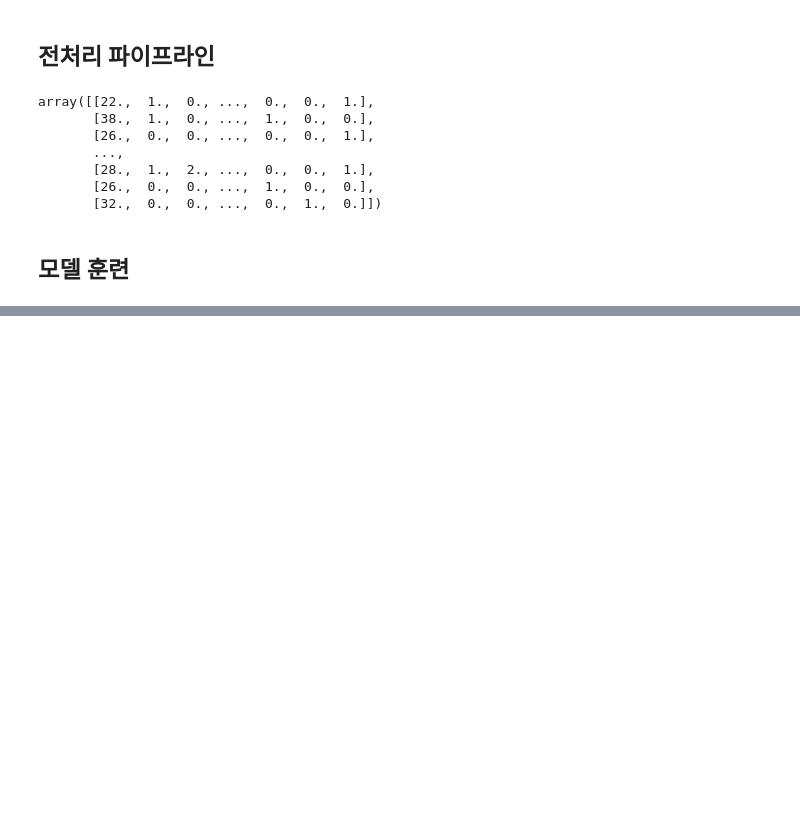
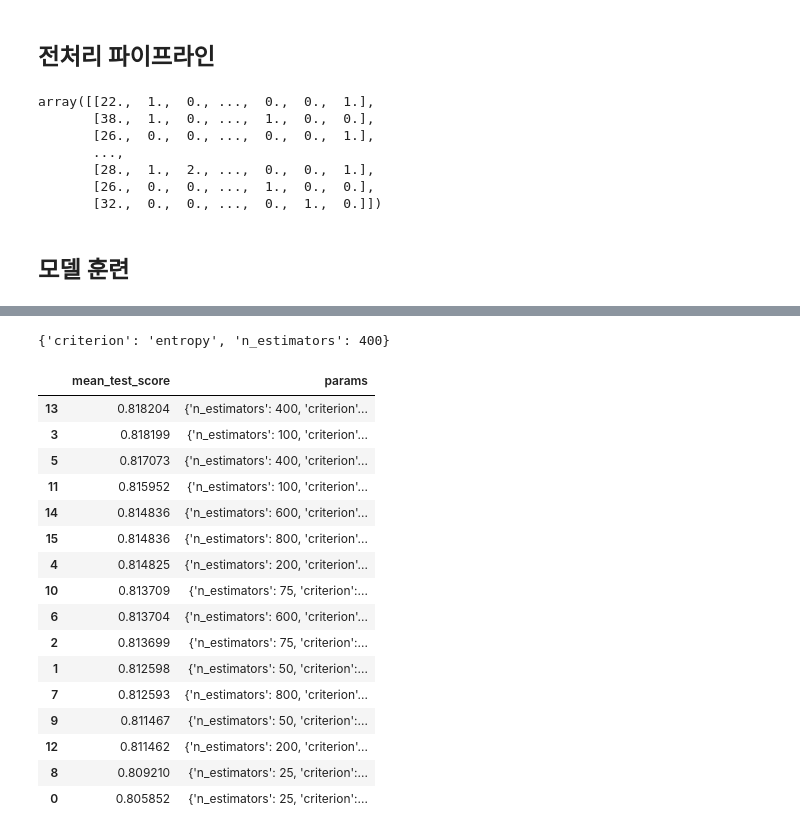
Before and after one commit to jsj267/Book-notes, a Jupyter notebook: Hands-on machine learning with scikit-learn 2nd/3장_연습문제3_타이타닉.ipynb, the cells around one changed output, grey strips where cells are left out. Saved outputs shown, nothing was run; the diff lists cells and outputs as text; code cells hidden in the pictures; blank space fills up the shorter version.

```diff
--- a/Hands-on machine learning with scikit-learn 2nd/3장_연습문제3_타이타닉.ipynb
+++ b/Hands-on machine learning with scikit-learn 2nd/3장_연습문제3_타이타닉.ipynb
@@ -108,8 +110,3 @@ plt.show()
 from sklearn.impute import SimpleImputer
 
 imputer = SimpleImputer(strategy="median")
-# %%
-age = np.array(train_data["Age"]).reshape(-1,1)
-age_transformed = imputer.fit_transform(age)
-train_data["Age"] = pd.DataFrame(age_trainsformed)
-train_data.head(n=10)
@@ -220,7 +206,7 @@ array([[22.,  1.,  0., ...,  0.,  0.,  1.],
        [26.,  0.,  0., ...,  1.,  0.,  0.],
        [32.,  0.,  0., ...,  0.,  1.,  0.]])
 # %%
-y_train = train_data_ver1["Survived"]
+y_train = train_data["Survived"]
 # %% [markdown]
 ## 모델 훈련
 # %%
@@ -245,0 +318,8 @@ array([0.79820628, 0.78923767, 0.79820628, 0.81531532])
+# %%
+rdf_param_grid = [{
+    'n_estimators':[25,50,75,100,200,400,600,800],
+    'criterion':["gini", "entropy"]
+}]
+
+rdf_grid = GridSearchCV(rdf_clf, rdf_param_grid, cv=4, scoring="accuracy")
+rdf_grid.fit(X_train_shuffled, y_train_shuffled)
@@ -245,0 +344,25 @@ array([0.79820628, 0.78923767, 0.79820628, 0.81531532])
+# %%
+rdf_grid.best_params_
+# %% [output]
+{'criterion': 'entropy', 'n_estimators': 400}
+# %%
+rdf_result = pd.DataFrame(rdf_grid.cv_results_)
+rdf_result[["mean_test_score", "params"]].sort_values(by="mean_test_score", ascending=False)
+# %% [output]
+|  | mean_test_score | params |
+| 13 | 0.818204 | {'n_estimators': 400, 'criterion'... |
+| 3 | 0.818199 | {'n_estimators': 100, 'criterion'... |
+| 5 | 0.817073 | {'n_estimators': 400, 'criterion'... |
+| 11 | 0.815952 | {'n_estimators': 100, 'criterion'... |
+| 14 | 0.814836 | {'n_estimators': 600, 'criterion'... |
+| 15 | 0.814836 | {'n_estimators': 800, 'criterion'... |
+| 4 | 0.814825 | {'n_estimators': 200, 'criterion'... |
+| 10 | 0.813709 | {'n_estimators': 75, 'criterion':... |
+| 6 | 0.813704 | {'n_estimators': 600, 'criterion'... |
+| 2 | 0.813699 | {'n_estimators': 75, 'criterion':... |
+| 1 | 0.812598 | {'n_estimators': 50, 'criterion':... |
+| 7 | 0.812593 | {'n_estimators': 800, 'criterion'... |
+| 9 | 0.811467 | {'n_estimators': 50, 'criterion':... |
+| 12 | 0.811462 | {'n_estimators': 200, 'criterion'... |
+| 8 | 0.809210 | {'n_estimators': 25, 'criterion':... |
+| 0 | 0.805852 | {'n_estimators': 25, 'criterion':... |
```
Also changed, not shown: parts of 26 cells of this notebook.
